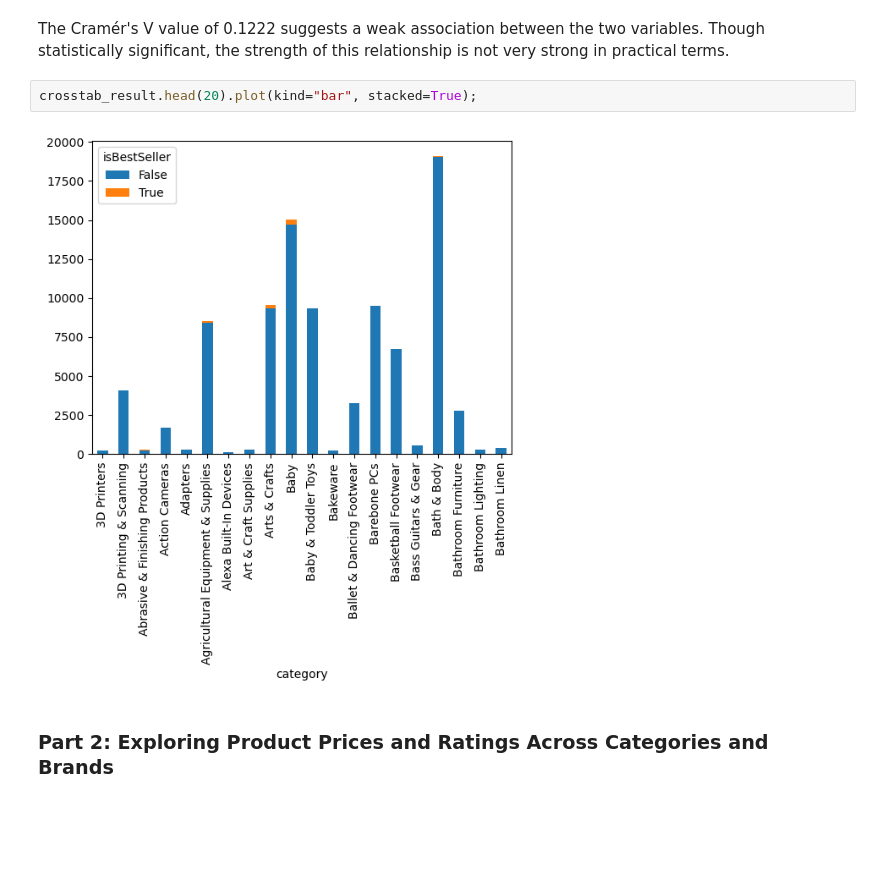
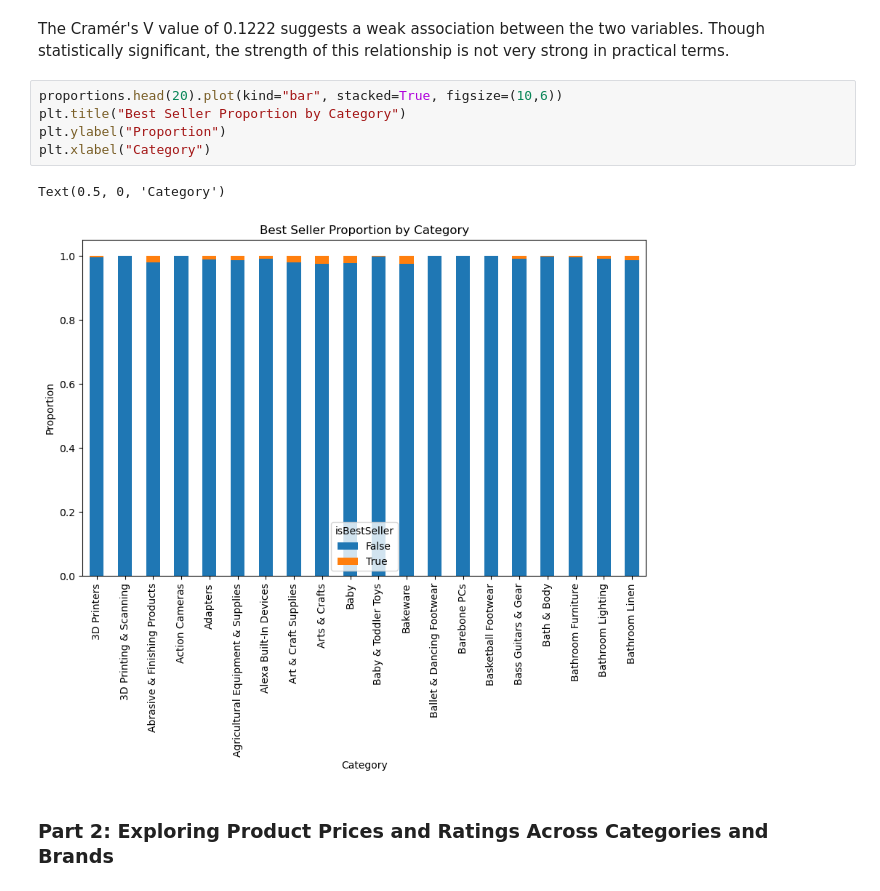
Before and after one commit to data-bootcamp-v4/lab-eda-bivariate, a Jupyter notebook: Lab_Bivariate_analysis.ipynb, the cells around one changed output. Drawn from its saved outputs; the diff is of its cells as text; blank space fills up the shorter version.

```diff
--- a/Lab_Bivariate_analysis.ipynb
+++ b/Lab_Bivariate_analysis.ipynb
@@ -125,9 +125,13 @@ association(crosstab_result, method="cramer")
 # %% [markdown]
 The Cramér's V value of 0.1222 suggests a weak association between the two variables. Though statistically significant, the strength of this relationship is not very strong in practical terms.
 # %%
-crosstab_result.head(20).plot(kind="bar", stacked=True);
+proportions.head(20).plot(kind="bar", stacked=True, figsize=(10,6))
+plt.title("Best Seller Proportion by Category")
+plt.ylabel("Proportion")
+plt.xlabel("Category")
 # %% [output]
+Text(0.5, 0, 'Category')
-[figure, old version]
+[figure, new version]
 # %% [markdown]
 ### Part 2: Exploring Product Prices and Ratings Across Categories and Brands
 # %%
```
Also changed, not shown: parts of 23 cells of this notebook.
